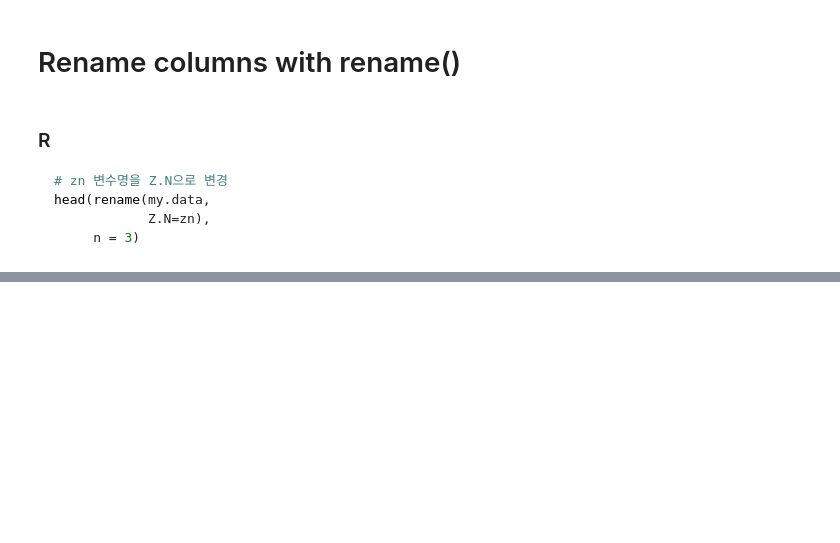
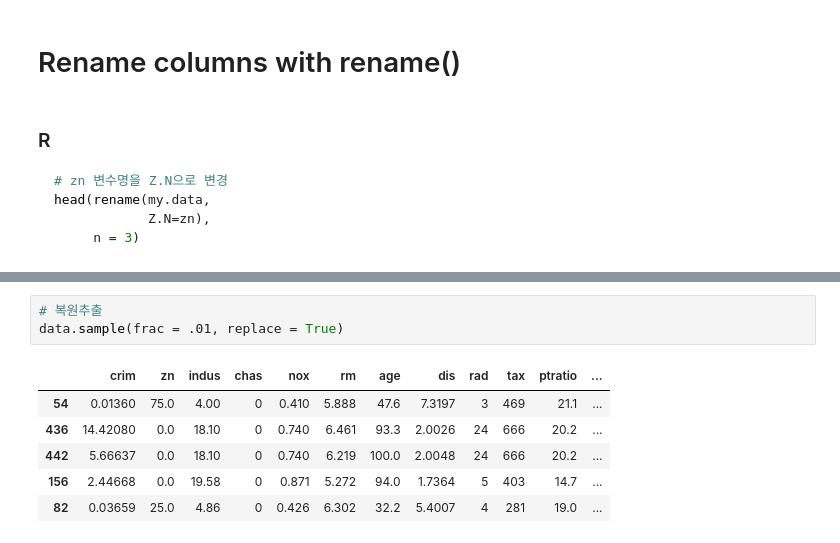
Before and after one commit to gguri/Python-study, a Jupyter notebook: pandas/pandas mapping to R dplyr.ipynb, the cells around one changed output, grey strips where cells are left out. Saved outputs shown, nothing was run; the diff lists cells and outputs as text; blank space fills up the shorter version.

```diff
--- a/pandas/pandas mapping to R dplyr.ipynb
+++ b/pandas/pandas mapping to R dplyr.ipynb
@@ -153,0 +286,10 @@ data.rename(columns = {"zn" : "Z.N"}).head(3)
+# %%
+# 복원추출
+data.sample(frac = .01, replace = True)
+# %% [output]
+|  | crim | zn | indus | chas | nox | rm | age | dis | rad | tax | ptratio | ... |
+| 54 | 0.01360 | 75.0 | 4.00 | 0 | 0.410 | 5.888 | 47.6 | 7.3197 | 3 | 469 | 21.1 | ... |
+| 436 | 14.42080 | 0.0 | 18.10 | 0 | 0.740 | 6.461 | 93.3 | 2.0026 | 24 | 666 | 20.2 | ... |
+| 442 | 5.66637 | 0.0 | 18.10 | 0 | 0.740 | 6.219 | 100.0 | 2.0048 | 24 | 666 | 20.2 | ... |
+| 156 | 2.44668 | 0.0 | 19.58 | 0 | 0.871 | 5.272 | 94.0 | 1.7364 | 5 | 403 | 14.7 | ... |
+| 82 | 0.03659 | 25.0 | 4.86 | 0 | 0.426 | 6.302 | 32.2 | 5.4007 | 4 | 281 | 19.0 | ... |
```
Also changed, not shown: parts of 25 cells of this notebook.
